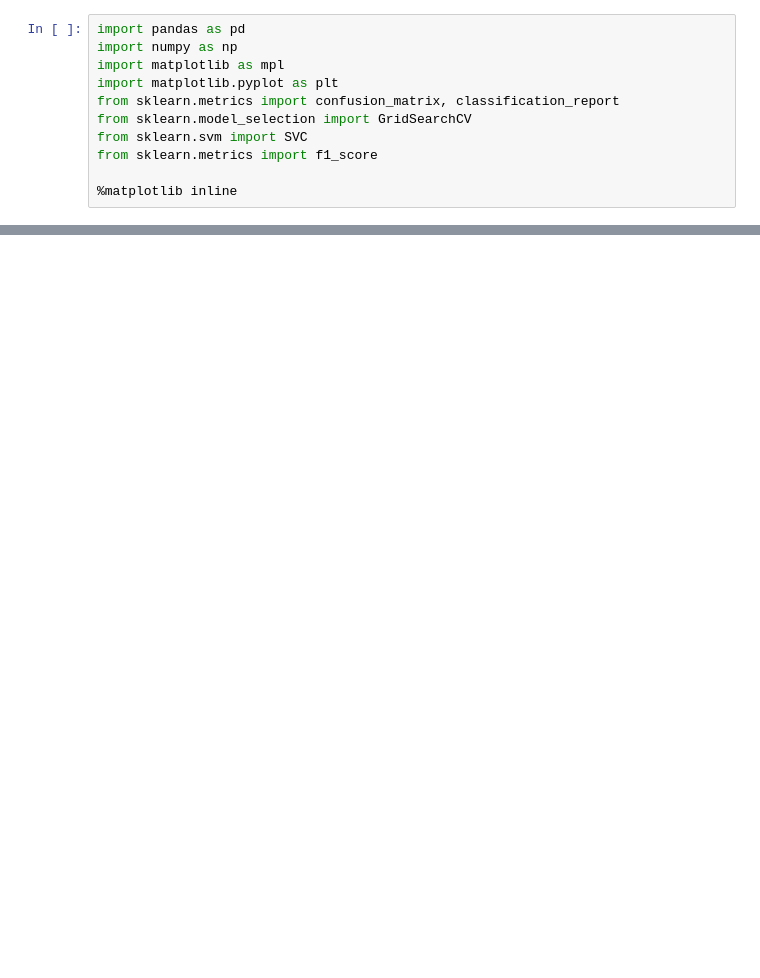
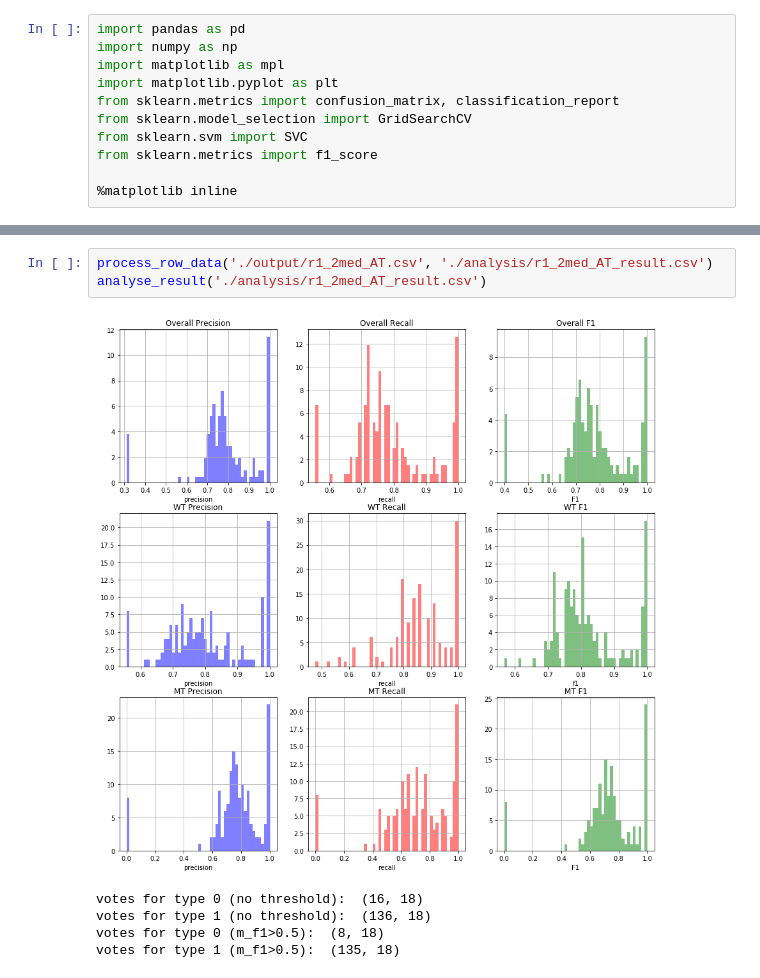
Before and after one commit to liwencong1995/SDS-Capstone-Zebrafish, a Jupyter notebook: analyse_result.ipynb, the cells around one changed output, grey strips where cells are left out. Drawn from its saved outputs; the diff is of its cells as text; blank space fills up the shorter version.

```diff
--- a/analyse_result.ipynb
+++ b/analyse_result.ipynb
@@ -55,0 +117,9 @@ results.to_csv('./analysis/AT_101_result.csv')
+# %%
+process_row_data('./output/r1_2med_AT.csv', './analysis/r1_2med_AT_result.csv')
+analyse_result('./analysis/r1_2med_AT_result.csv')
+# %% [output]
+[figure, added]
+votes for type 0 (no threshold):  (16, 18)
+votes for type 1 (no threshold):  (136, 18)
+votes for type 0 (m_f1>0.5):  (8, 18)
+votes for type 1 (m_f1>0.5):  (135, 18)
```
Also changed, not shown: parts of 13 cells of this notebook, 9 other files.
